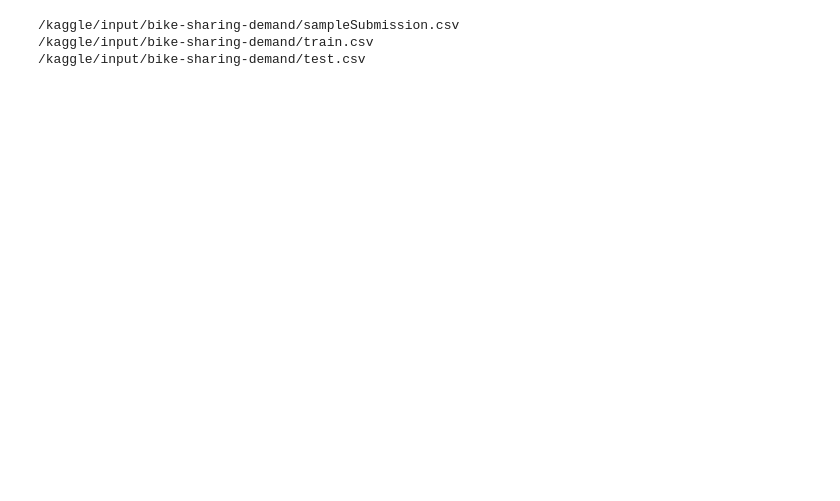
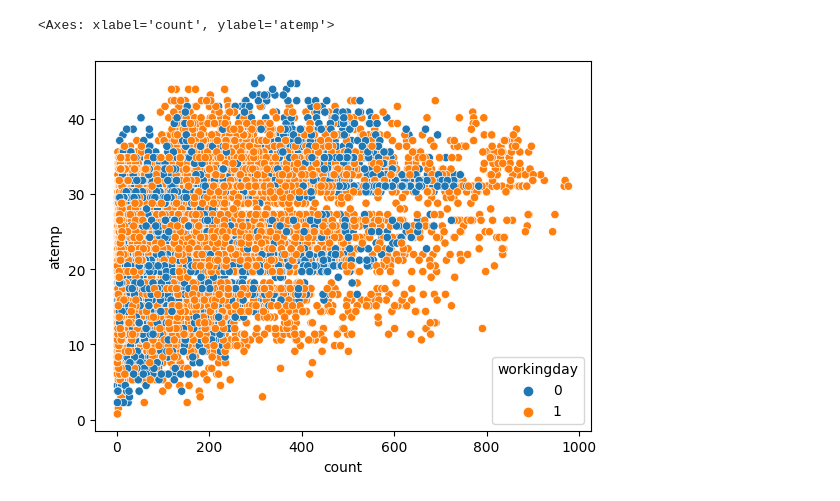
Before and after one commit to leonardotonelli/BikeSharing, a Jupyter notebook: bike-sharing-v1.ipynb, the cells around one changed output. Drawn from its saved outputs; the diff is of its cells as text; code cells hidden in the pictures; blank space fills up the shorter version.

Commit message:
Kaggle Notebook | Bike Sharing_v1 | EDA

```diff
--- a/bike-sharing-v1.ipynb
+++ b/bike-sharing-v1.ipynb
@@ -1,22 +0,0 @@
-# %%
-# This Python 3 environment comes with many helpful analytics libraries installed
-# It is defined by the kaggle/python Docker image: https://github.com/kaggle/docker-python
-# For example, here's several helpful packages to load
-
-import numpy as np # linear algebra
-import pandas as pd # data processing, CSV file I/O (e.g. pd.read_csv)
-
-# Input data files are available in the read-only "../input/" directory
-# For example, running this (by clicking run or pressing Shift+Enter) will list all files under the input directory
-
-import os
-for dirname, _, filenames in os.walk('/kaggle/input'):
-    for filename in filenames:
-        print(os.path.join(dirname, filename))
-
-# You can write up to 20GB to the current directory (/kaggle/working/) that gets preserved as output when you create a version using "Save & Run All"
-# You can also write temporary files to /kaggle/temp/, but they won't be saved outside of the current session
-# %% [output]
-/kaggle/input/bike-sharing-demand/sampleSubmission.csv
-/kaggle/input/bike-sharing-demand/train.csv
-/kaggle/input/bike-sharing-demand/test.csv
@@ -22,0 +6,8 @@ for dirname, _, filenames in os.walk('/kaggle/input'):
+# %%
+df = pd.read_csv("/kaggle/input/bike-sharing-demand/train.csv")
+count = df["count"]
+temp = df["atemp"]
+sns.scatterplot(x = count, y = temp, hue= df["workingday"])
+# %% [output]
+<Axes: xlabel='count', ylabel='atemp'>
+[figure, added]
```
Also changed, not shown: parts of 2 cells of this notebook.
